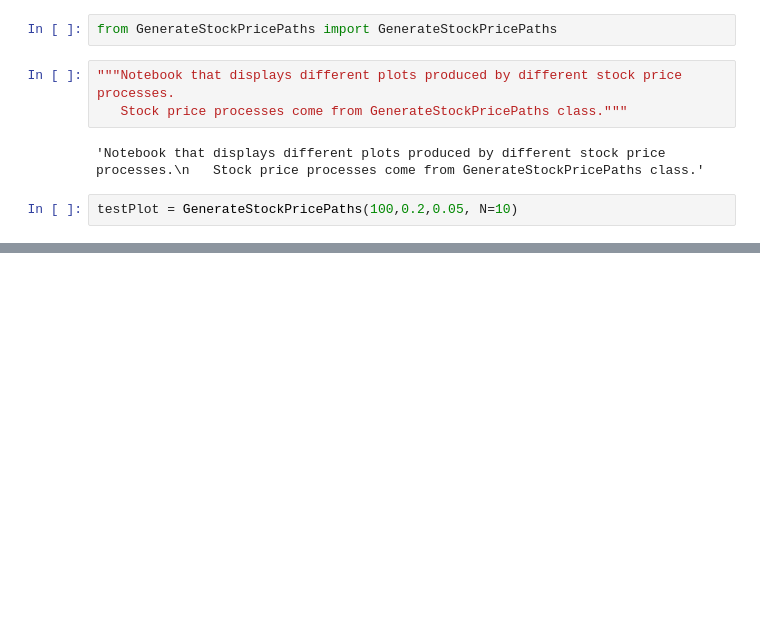
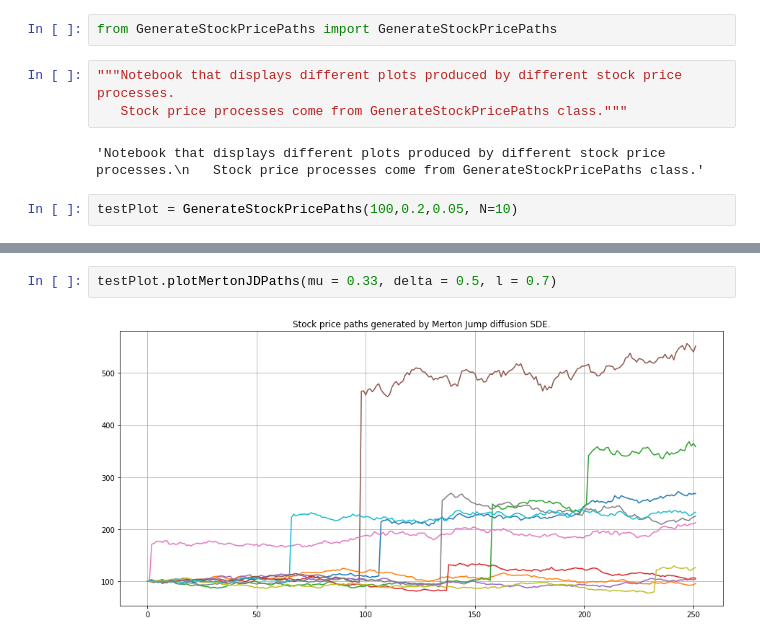
Before and after one commit to WealthCreating/OptionsPricing, a Jupyter notebook: PlotStockPricePaths.ipynb, the cells around one changed output, grey strips where cells are left out. Drawn from its saved outputs; the diff is of its cells as text; blank space fills up the shorter version.

Commit message:
Merton Jump diffusion model added to plots.

```diff
--- a/PlotStockPricePaths.ipynb
+++ b/PlotStockPricePaths.ipynb
@@ -21,0 +49,4 @@ testPlot.plotHestonVolatilityPaths(kappa = 0.75, eta = 0.0516, theta = 0.0238, r
+# %%
+testPlot.plotMertonJDPaths(mu = 0.33, delta = 0.5, l = 0.7)
+# %% [output]
+[figure, added]
```
Also changed, not shown: parts of 9 cells of this notebook.
